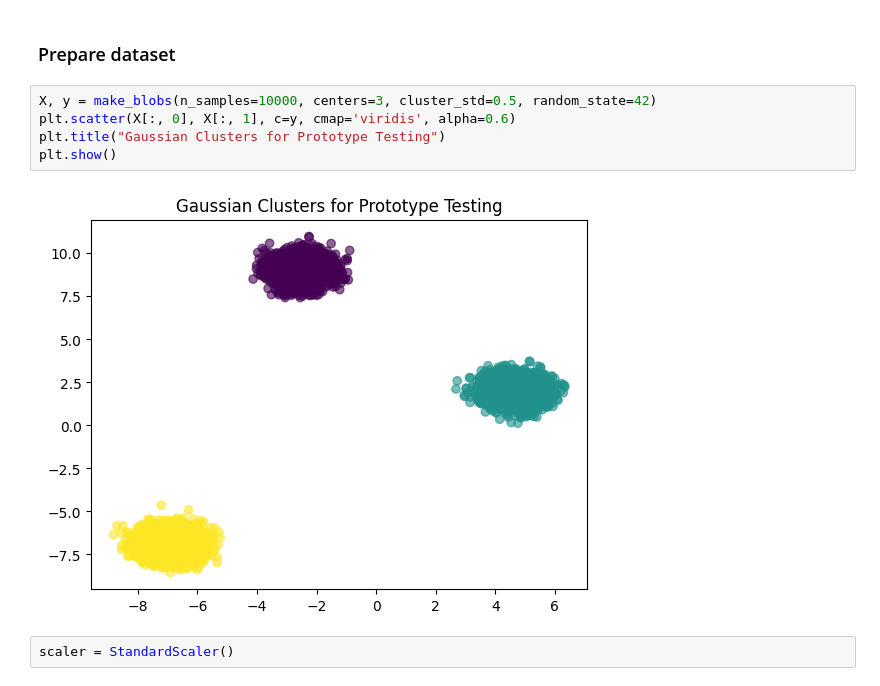
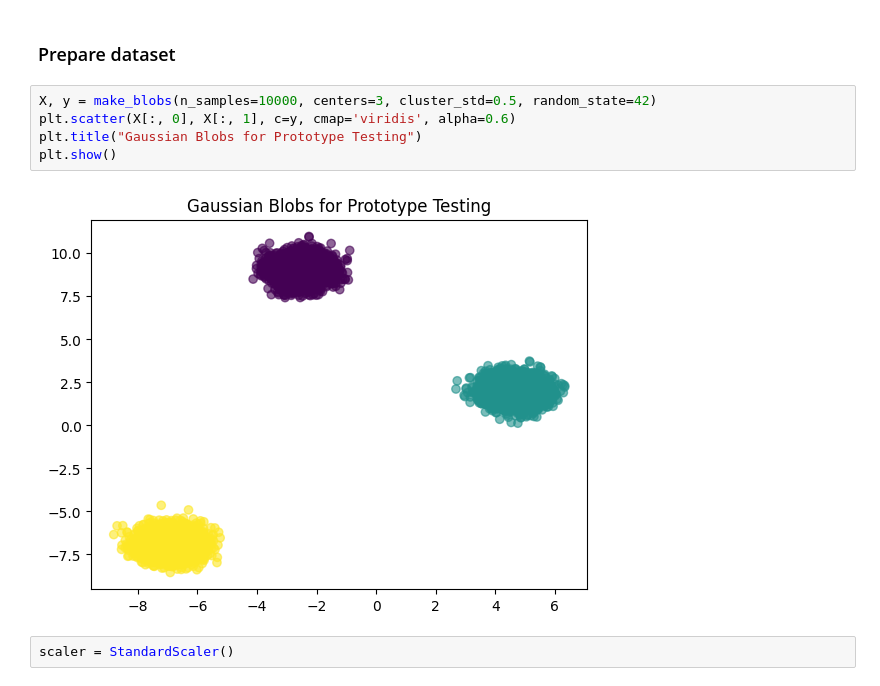
Before and after one commit to darosali/explainable-latent-classifiers, a Jupyter notebook: ppnet.ipynb, the cells around one changed output. Saved outputs shown, nothing was run; the diff lists cells and outputs as text.

Commit message:
add example with gaussian blobs

```diff
--- a/ppnet.ipynb
+++ b/ppnet.ipynb
@@ -31,10 +31,10 @@ from torch.utils.data import TensorDataset, DataLoader
 # %%
 X, y = make_blobs(n_samples=10000, centers=3, cluster_std=0.5, random_state=42)
 plt.scatter(X[:, 0], X[:, 1], c=y, cmap='viridis', alpha=0.6)
-plt.title("Gaussian Clusters for Prototype Testing")
+plt.title("Gaussian Blobs for Prototype Testing")
 plt.show()
 # %% [output]
-[figure, old version]
+[figure, new version]
 # %%
 scaler = StandardScaler()
 # %%
```
Also changed, not shown: parts of 1 cell of this notebook.
